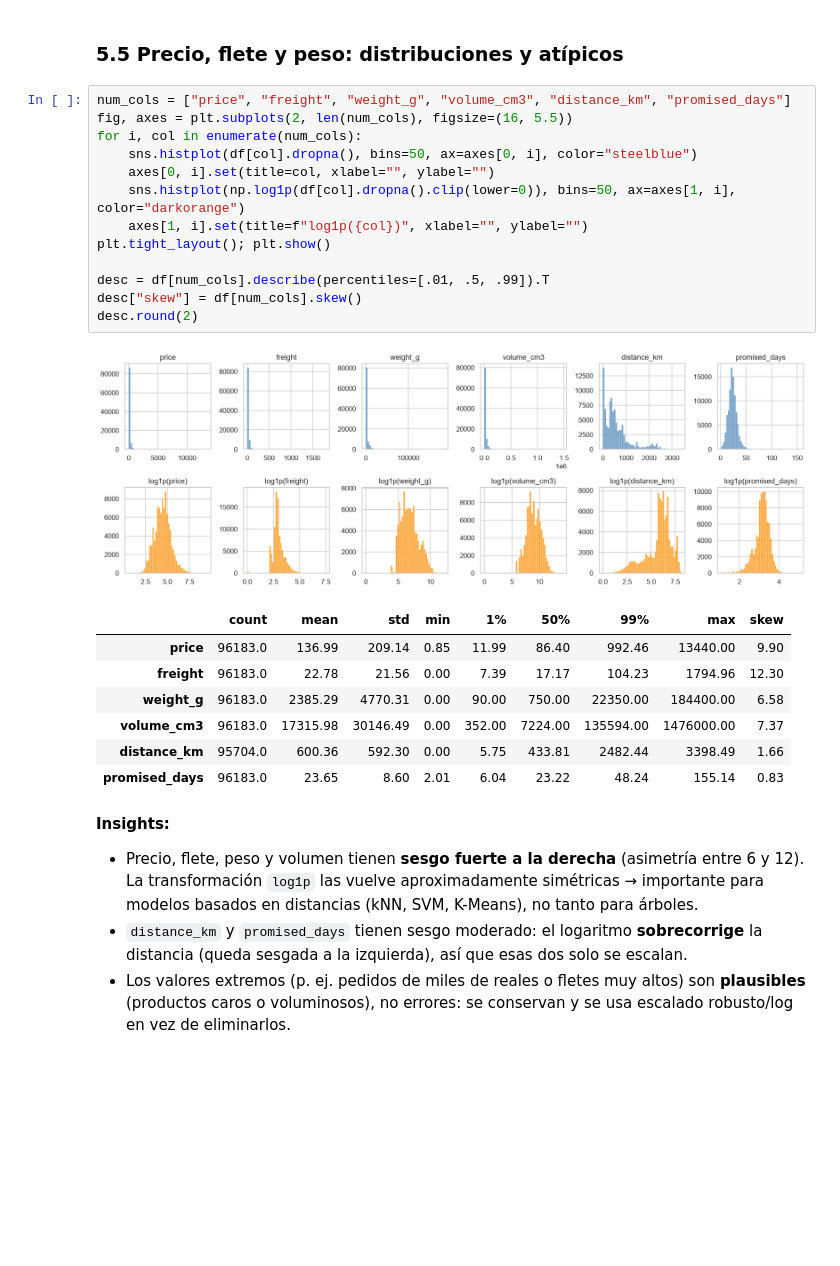
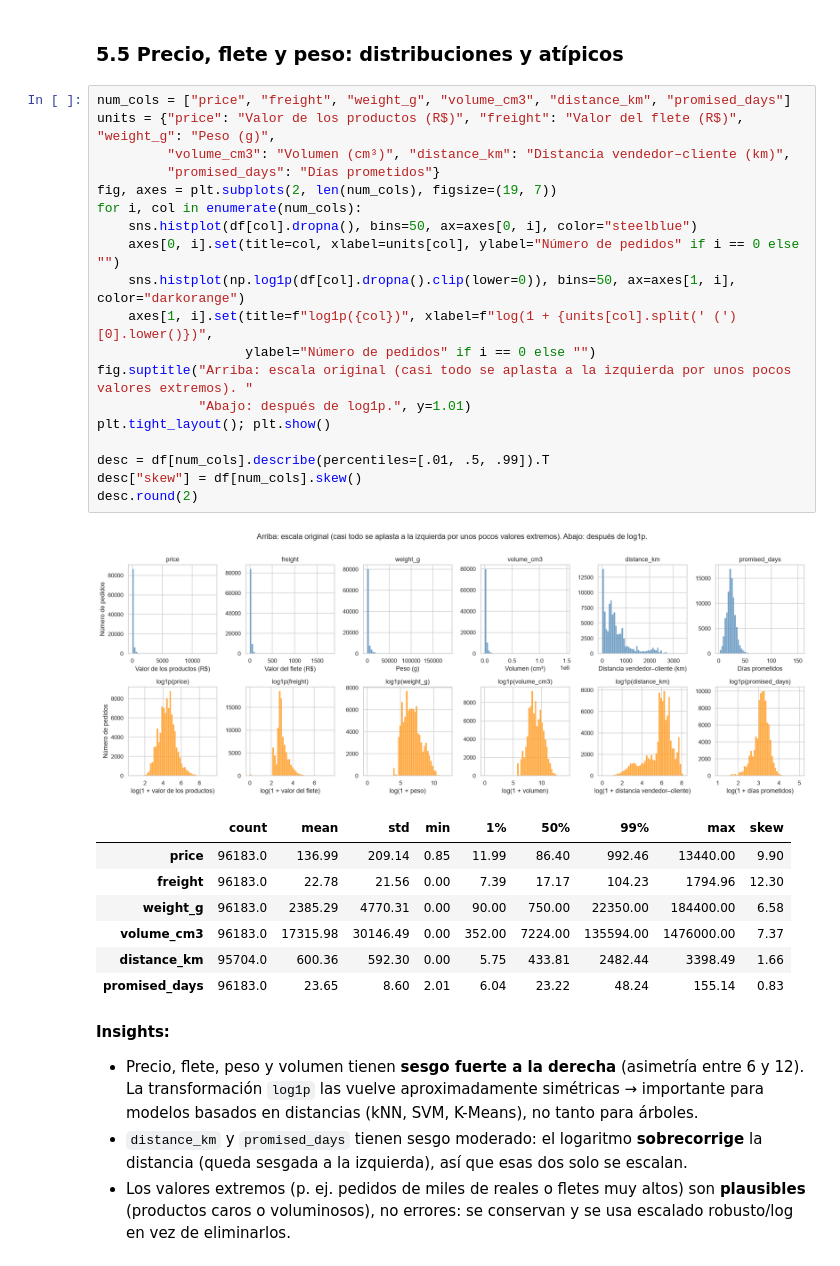
Before and after one commit to AndresVelez31/FinalProject-MachineLearning, a Jupyter notebook: model_development.ipynb, the cells around one changed output. Saved outputs shown, nothing was run; the diff lists cells and outputs as text; blank space fills up the shorter version.

```diff
--- a/model_development.ipynb
+++ b/model_development.ipynb
@@ -400,19 +732,25 @@ by_state.round(2).head(10)
 ### 5.5 Precio, flete y peso: distribuciones y atípicos
 # %%
 num_cols = ["price", "freight", "weight_g", "volume_cm3", "distance_km", "promised_days"]
-fig, axes = plt.subplots(2, len(num_cols), figsize=(16, 5.5))
+units = {"price": "Valor de los productos (R$)", "freight": "Valor del flete (R$)", "weight_g": "Peso (g)",
+         "volume_cm3": "Volumen (cm³)", "distance_km": "Distancia vendedor–cliente (km)",
+         "promised_days": "Días prometidos"}
+fig, axes = plt.subplots(2, len(num_cols), figsize=(19, 7))
 for i, col in enumerate(num_cols):
     sns.histplot(df[col].dropna(), bins=50, ax=axes[0, i], color="steelblue")
-    axes[0, i].set(title=col, xlabel="", ylabel="")
+    axes[0, i].set(title=col, xlabel=units[col], ylabel="Número de pedidos" if i == 0 else "")
     sns.histplot(np.log1p(df[col].dropna().clip(lower=0)), bins=50, ax=axes[1, i], color="darkorange")
-    axes[1, i].set(title=f"log1p({col})", xlabel="", ylabel="")
+    axes[1, i].set(title=f"log1p({col})", xlabel=f"log(1 + {units[col].split(' (')[0].lower()})",
+                   ylabel="Número de pedidos" if i == 0 else "")
+fig.suptitle("Arriba: escala original (casi todo se aplasta a la izquierda por unos pocos valores extremos). "
+             "Abajo: después de log1p.", y=1.01)
 plt.tight_layout(); plt.show()
 
 desc = df[num_cols].describe(percentiles=[.01, .5, .99]).T
 desc["skew"] = df[num_cols].skew()
 desc.round(2)
 # %% [output]
-[figure, old version]
+[figure, new version]
 |  | count | mean | std | min | 1% | 50% | 99% | max | skew |
 | price | 96183.0 | 136.99 | 209.14 | 0.85 | 11.99 | 86.40 | 992.46 | 13440.00 | 9.90 |
 | freight | 96183.0 | 22.78 | 21.56 | 0.00 | 7.39 | 17.17 | 104.23 | 1794.96 | 12.30 |
```
Also changed, not shown: parts of 33 cells of this notebook.
